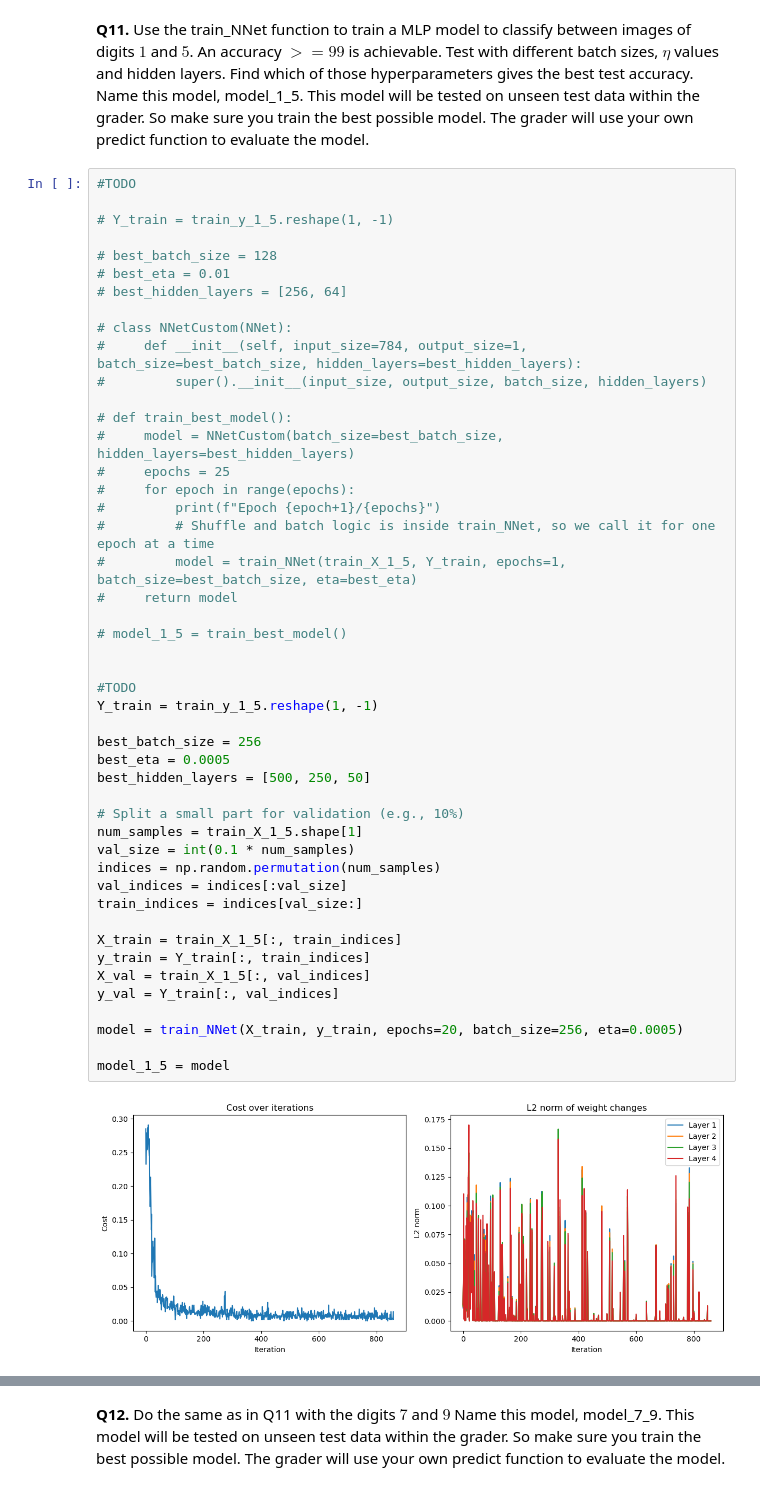
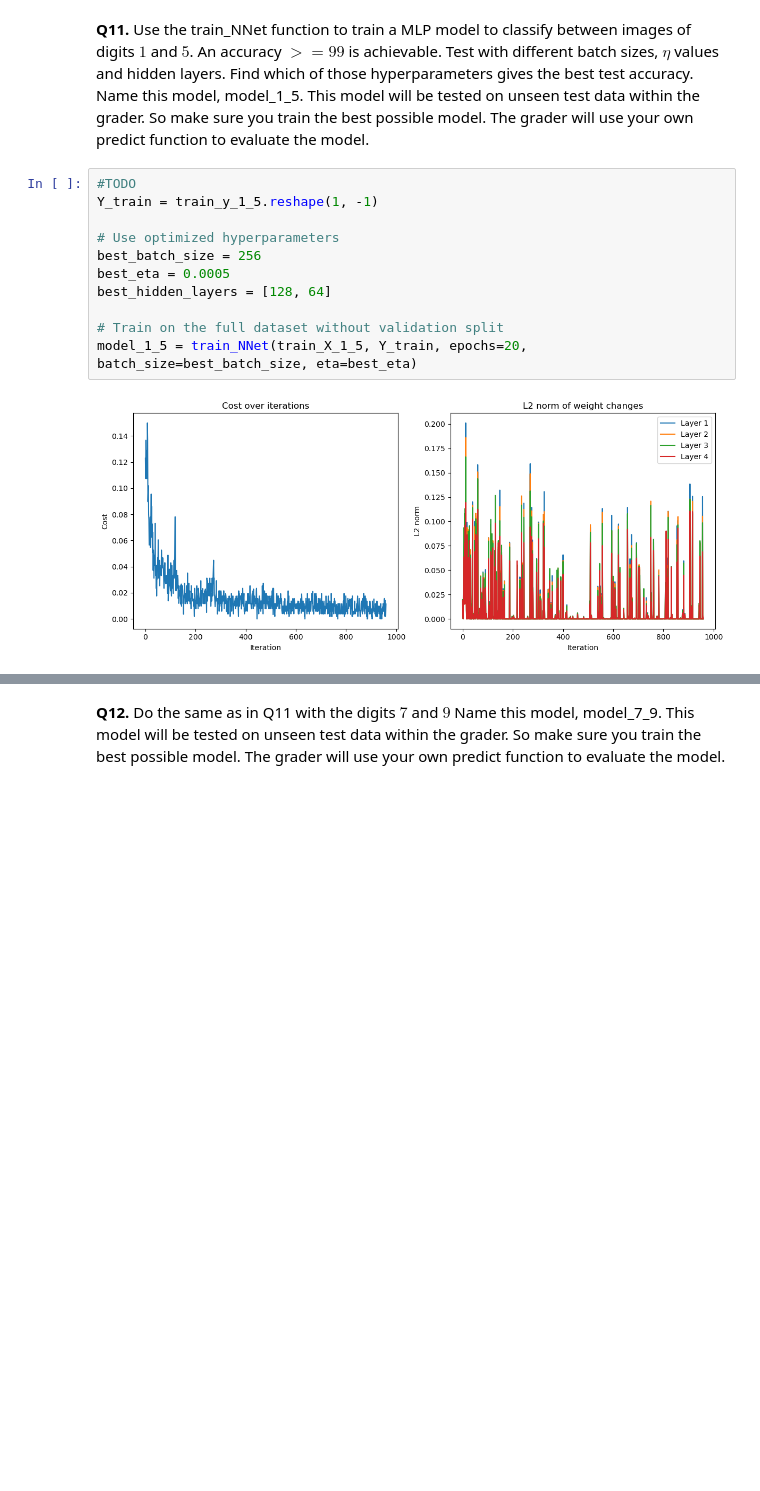
Before and after one commit to NisithDivantha/S7-MA4144-Neural-Networks-and-Fuzzy-Logic, a Jupyter notebook: Project 2/MA4144InClass2(NNet).ipynb, the cells around one changed output, grey strips where cells are left out. Drawn from its saved outputs; the diff is of its cells as text; blank space fills up the shorter version.

```diff
--- a/Project 2/MA4144InClass2(NNet).ipynb
+++ b/Project 2/MA4144InClass2(NNet).ipynb
@@ -399,51 +399,15 @@ def predict(model, test_images, d1, d2):
 # %% [markdown]
 **Q11.** Use the train_NNet function to train a MLP model to classify between images of digits $1$ and $5$. An accuracy $>= 99%$ is achievable. Test with different batch sizes, $\eta$ values and hidden layers. Find which of those hyperparameters gives the best test accuracy. Name this model, model_1_5. This model will be tested on unseen test data within the grader. So make sure you train the best possible model. The grader will use your own predict function to evaluate the model.
 # %%
-#TODO
-
-# Y_train = train_y_1_5.reshape(1, -1)
-
-# best_batch_size = 128
-# best_eta = 0.01
-# best_hidden_layers = [256, 64]
-
-# class NNetCustom(NNet):
-#     def __init__(self, input_size=784, output_size=1, batch_size=best_batch_size, hidden_layers=best_hidden_layers):
-#         super().__init__(input_size, output_size, batch_size, hidden_layers)
-
-# def train_best_model():
-#     model = NNetCustom(batch_size=best_batch_size, hidden_layers=best_hidden_layers)
-#     epochs = 25
-#     for epoch in range(epochs):
-#         print(f"Epoch {epoch+1}/{epochs}")
-#         # Shuffle and batch logic is inside train_NNet, so we call it for one epoch at a time
-#         model = train_NNet(train_X_1_5, Y_train, epochs=1, batch_size=best_batch_size, eta=best_eta)
-#     return model
-
-# model_1_5 = train_best_model()
-
-
 #TODO
 Y_train = train_y_1_5.reshape(1, -1)
 
+# Use optimized hyperparameters
 best_batch_size = 256
 best_eta = 0.0005
-best_hidden_layers = [500, 250, 50]
+best_hidden_layers = [128, 64]
 
-# Split a small part for validation (e.g., 10%)
-num_samples = train_X_1_5.shape[1]
-val_size = int(0.1 * num_samples)
-indices = np.random.permutation(num_samples)
-val_indices = indices[:val_size]
-train_indices = indices[val_size:]
-
-X_train = train_X_1_5[:, train_indices]
-y_train = Y_train[:, train_indices]
-X_val = train_X_1_5[:, val_indices]
-y_val = Y_train[:, val_indices]
-
-model = train_NNet(X_train, y_train, epochs=20, batch_size=256, eta=0.0005)
-
-model_1_5 = model
+# Train on the full dataset without validation split
+model_1_5 = train_NNet(train_X_1_5, Y_train, epochs=20, batch_size=best_batch_size, eta=best_eta)
 # %% [output]
-[figure, old version]
+[figure, new version]
```
Also changed, not shown: parts of 5 cells of this notebook, 1 other file.
